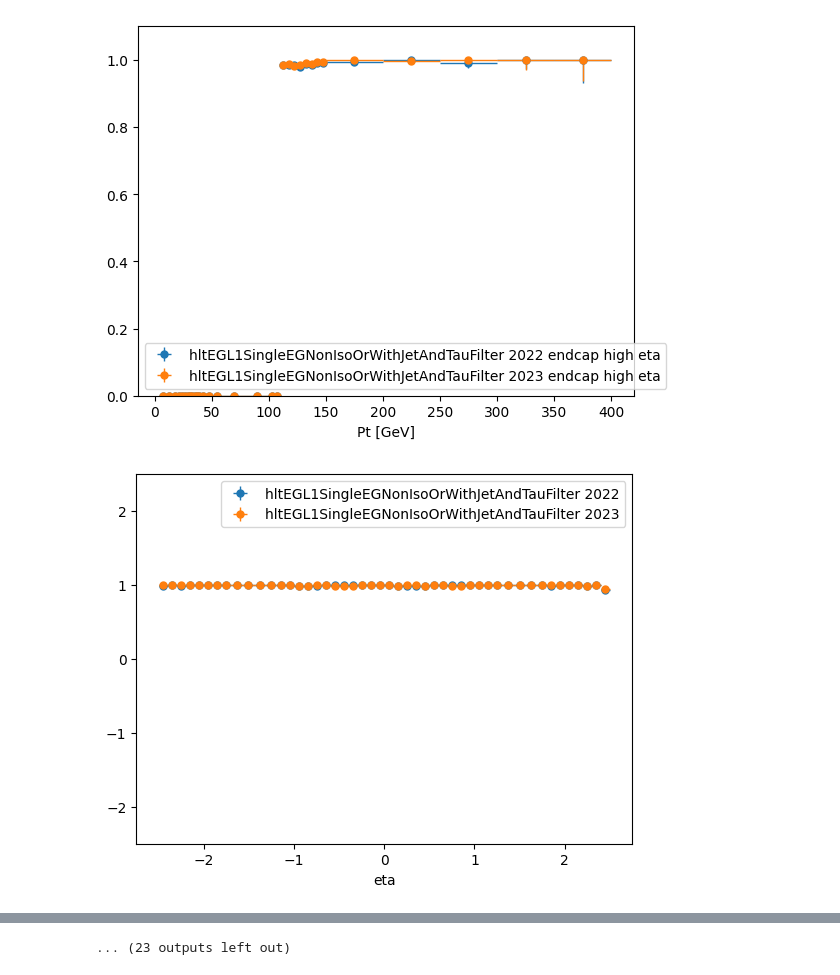
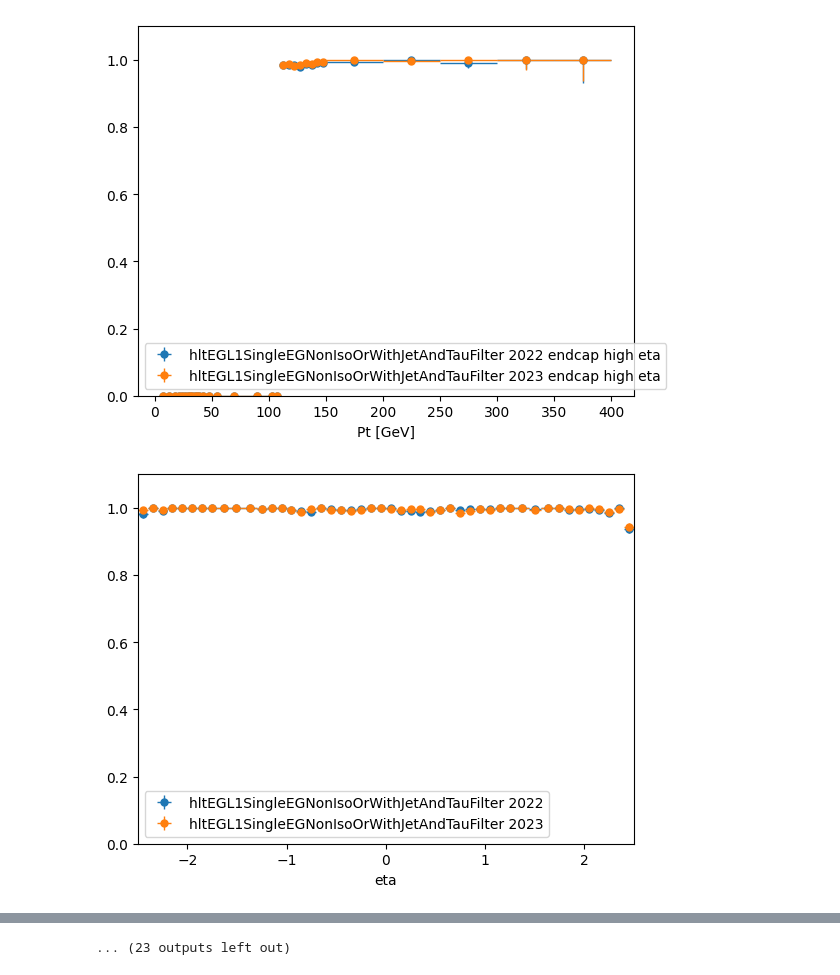
Before and after one commit to ikrommyd/egamma-tnp, a Jupyter notebook: ntuple_efficiency.ipynb, the cells around one changed output, grey strips where cells are left out. Saved outputs shown, nothing was run; the diff lists cells and outputs as text; code cells hidden in the pictures.

```diff
--- a/ntuple_efficiency.ipynb
+++ b/ntuple_efficiency.ipynb
@@ -142,8 +142,7 @@ def find_probes(path, filter, goldenjson, extra_filter, extra_filter_args):
         mask = lumimask(events.run, events.lumi)
         events = events[mask]
 
-    # pt = find_pt_threshold(filter) - 3
-    pt = 112
+    pt = find_pt_threshold(filter) - 3
     pass_pt_tags = events.tag_Ele_pt > 35
     pass_pt_probes = events.el_pt > pt
     pass_tight_id = events.passingCutBasedTight122XV1 == 1
@@ -573,7 +572,8 @@ for f in ele30_filters[1:]:
         label=f"{f} 2023",
     )
     plt.legend()
-    plt.ylim(-2.5, 2.5)
+    plt.xlim(-2.5, 2.5)
+    plt.ylim(0.0, 1.1)
     plt.show()
 
     plt.figure()
@@ -588,6 +588,7 @@ for f in ele30_filters[1:]:
         label=f"{f} 2023",
     )
     plt.legend()
-    plt.ylim(-3.32, 3.32)
+    plt.xlim(-3.32, 3.32)
+    plt.ylim(0.0, 1.1)
     plt.show()
 # %% [output]
@@ -747,33 +748,35 @@ for f in ele115_filters:
     plot_efficiency(
         res2022["eta"]["entire"]["passing"],
         res2022["eta"]["entire"]["all"],
         label=f"{f} 2022",
     )
     plot_efficiency(
         res2023["eta"]["entire"]["passing"],
         res2023["eta"]["entire"]["all"],
         label=f"{f} 2023",
     )
     plt.legend()
-    plt.ylim(-2.5, 2.5)
+    plt.xlim(-2.5, 2.5)
+    plt.ylim(0.0, 1.1)
     plt.show()
 
     plt.figure()
     plot_efficiency(
         res2022["phi"]["entire"]["passing"],
         res2022["phi"]["entire"]["all"],
         label=f"{f} 2022",
     )
     plot_efficiency(
         res2023["phi"]["entire"]["passing"],
         res2023["phi"]["entire"]["all"],
         label=f"{f} 2023",
     )
     plt.legend()
-    plt.ylim(-3.32, 3.32)
+    plt.xlim(-3.32, 3.32)
+    plt.ylim(0.0, 1.1)
     plt.show()
 # %% [output]
 [figure]
 [figure]
 [figure]
-[figure, old version]
+[figure, new version]
```
Also changed, not shown: parts of 4 cells of this notebook.
